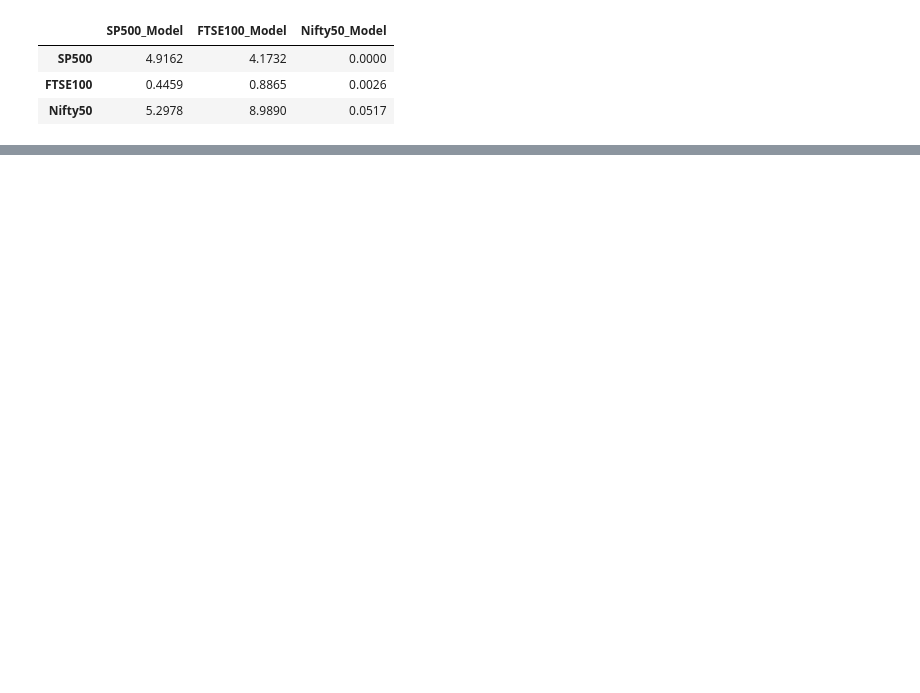
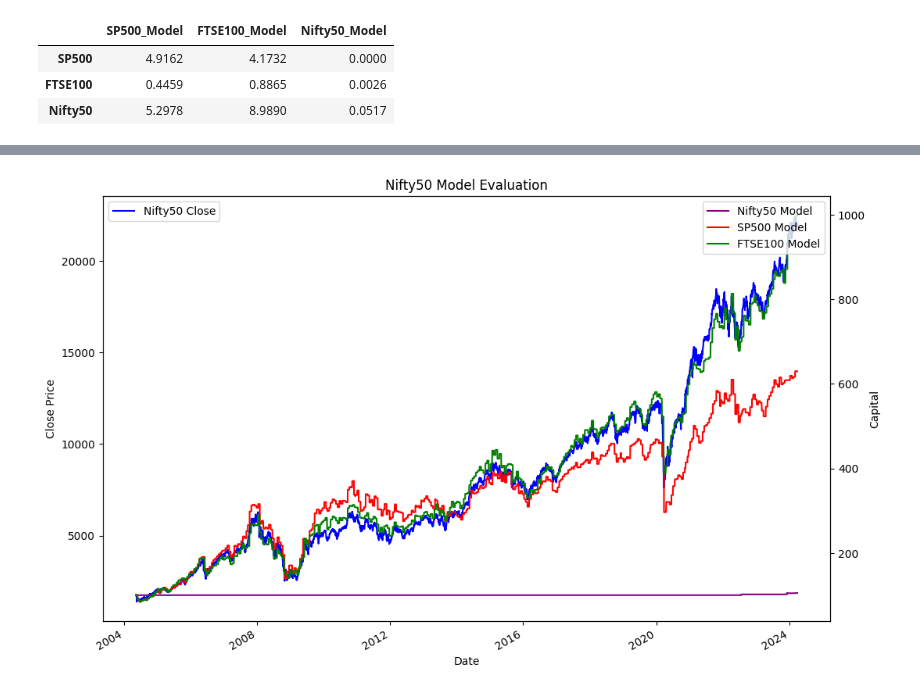
Before and after one commit to PhilipNJ/MScDissertationCode, a Jupyter notebook: Comparison.ipynb, the cells around one changed output, grey strips where cells are left out. Drawn from its saved outputs; the diff is of its cells as text; code cells hidden in the pictures; blank space fills up the shorter version.

```diff
--- a/Comparison.ipynb
+++ b/Comparison.ipynb
@@ -297,0 +317,7 @@ display(round(returns_df,4))
+# %%
+evaluation_nifty = nifty_nifty_log[['Close','Capital']]
+evaluation_nifty['Date'] = df_nifty.iloc[window_size+1:].index
+evaluation_nifty.set_index('Date',inplace=True)
+evaluation_nifty.rename(columns={'Capital':'Nifty50'},inplace=True)
+evaluation_nifty['SP500'] = list(sp_nifty_log['Capital'])
+evaluation_nifty['FTSE100'] = list(ftse_nifty_log['Capital'])
@@ -297,0 +357,16 @@ display(round(returns_df,4))
+# %%
+fig, ax = plt.subplots(figsize=(12, 8))
+ax2 = ax.twinx()
+evaluation_nifty['Close'].plot(ax=ax, color='blue', label='Nifty50 Close')
+evaluation_nifty['Nifty50'].plot(ax=ax2, color='purple', label='Nifty50 Model')
+evaluation_nifty['SP500'].plot(ax=ax2, color='red', label='SP500 Model')
+evaluation_nifty['FTSE100'].plot(ax=ax2, color='green', label='FTSE100 Model')
+ax.set_ylabel('Close Price')
+ax2.set_ylabel('Capital')
+ax.set_xlabel('Date')
+ax.set_title('Nifty50 Model Evaluation')
+ax.legend(loc='upper left')
+ax2.legend(loc='upper right')
+plt.show()
+# %% [output]
+[figure, added]
```
Also changed, not shown: parts of 5 cells of this notebook.
